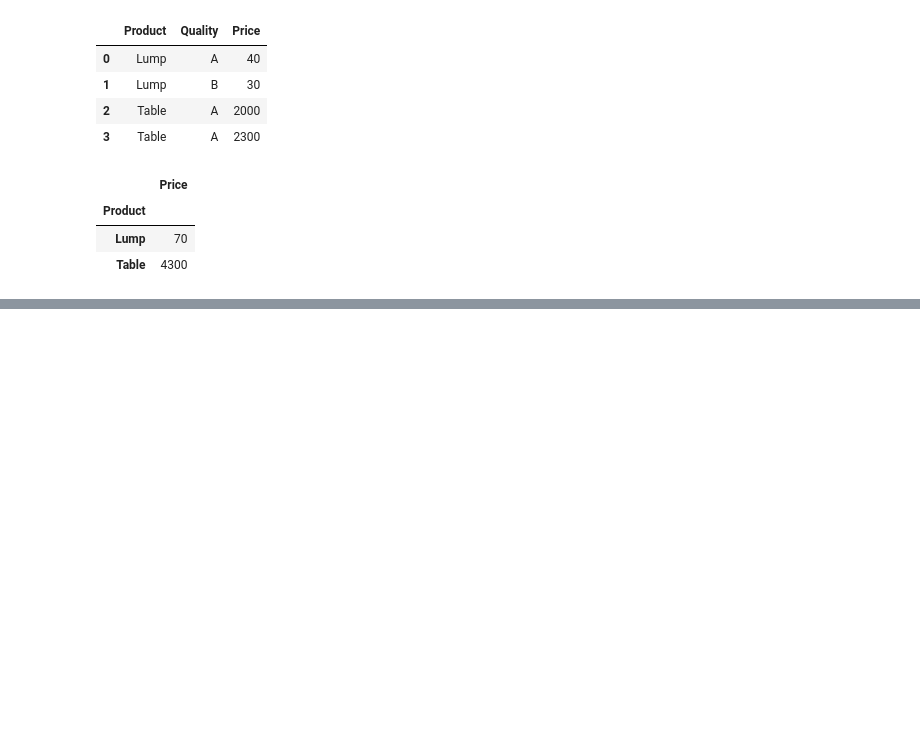
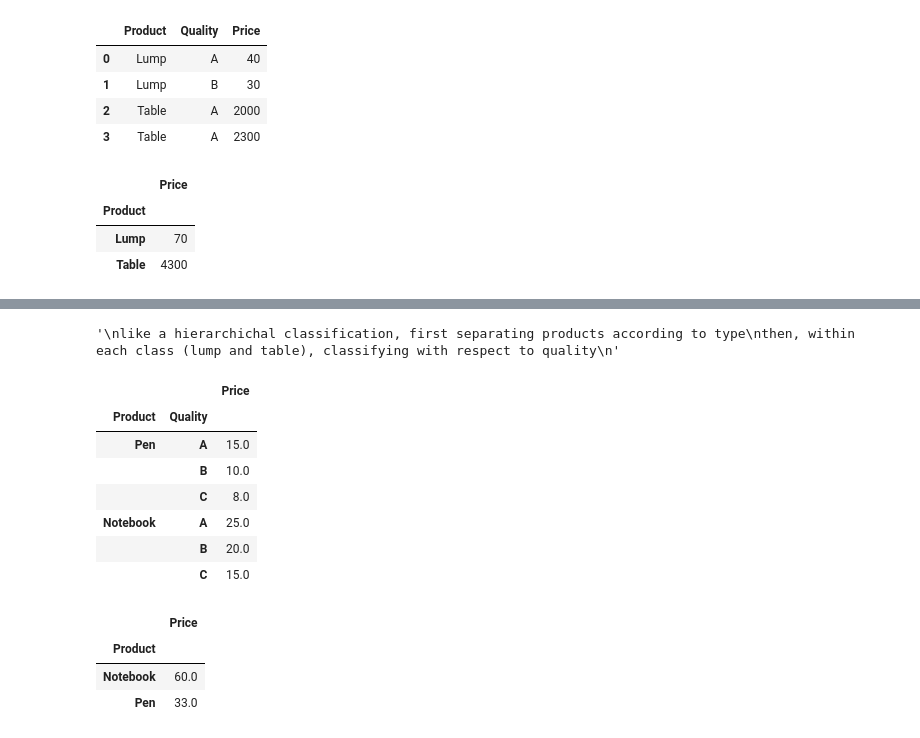
Before and after one commit to mirpouya/Basics-of-ML, a Jupyter notebook: Intermediate_Pandas.ipynb, the cells around one changed output, grey strips where cells are left out. Cells and saved outputs as stored; diff of their text form; code cells hidden in the pictures; blank space fills up the shorter version.

```diff
--- a/Intermediate_Pandas.ipynb
+++ b/Intermediate_Pandas.ipynb
@@ -563,0 +583,7 @@ df.groupby(["Product"]).sum()
+# %%
+"""
+like a hierarchichal classification, first separating products according to type
+then, within each class (lump and table), classifying with respect to quality
+"""
+# %% [output]
+'\nlike a hierarchichal classification, first separating products according to type\nthen, within each class (lump and table), classifying with respect to quality\n'
@@ -563,0 +593,29 @@ df.groupby(["Product"]).sum()
+# %%
+# creating data frame in a new way
+# hierarchichal dataframe
+
+a = [["Pen", "Pen", "Pen", "Notebook", "Notebook", "Notebook"], ["A", "B", "C", "A", "B", "C"]]
+indx = pd.MultiIndex.from_arrays(a, names=("Product", "Quality"))
+
+df = pd.DataFrame({"Price":[15.,10., 8, 25, 20, 15]}, index=indx)
+df
+# %% [output]
+|  |  | Price |
+| Product | Quality |  |
+| Pen | A | 15.0 |
+|  | B | 10.0 |
+|  | C | 8.0 |
+| Notebook | A | 25.0 |
+|  | B | 20.0 |
+|  | C | 15.0 |
+# %%
+# as you see, this is a leveled dataframe
+
+# applying groupby on level 0
+
+df.groupby(level=0).sum()
+# %% [output]
+|  | Price |
+| Product |  |
+| Notebook | 60.0 |
+| Pen | 33.0 |
```
Also changed, not shown: parts of 5 cells of this notebook.
